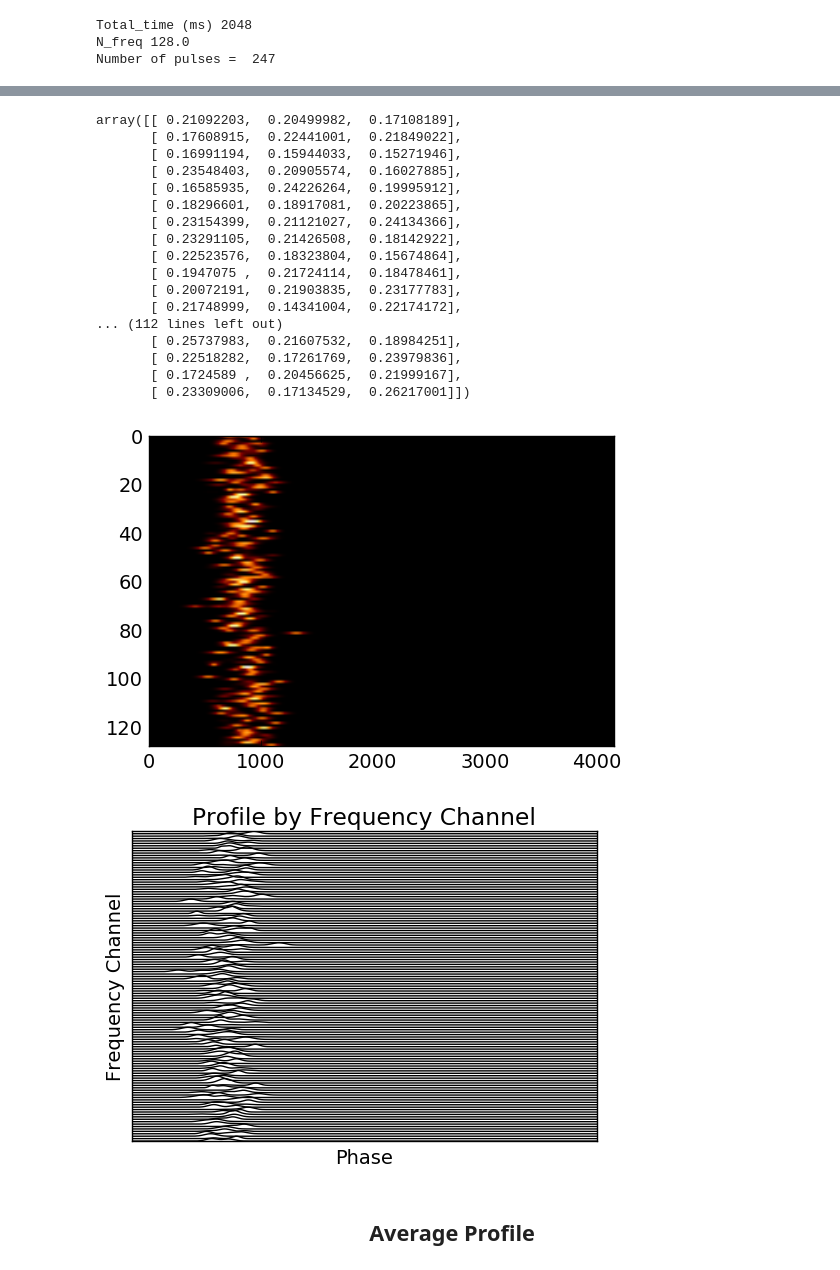
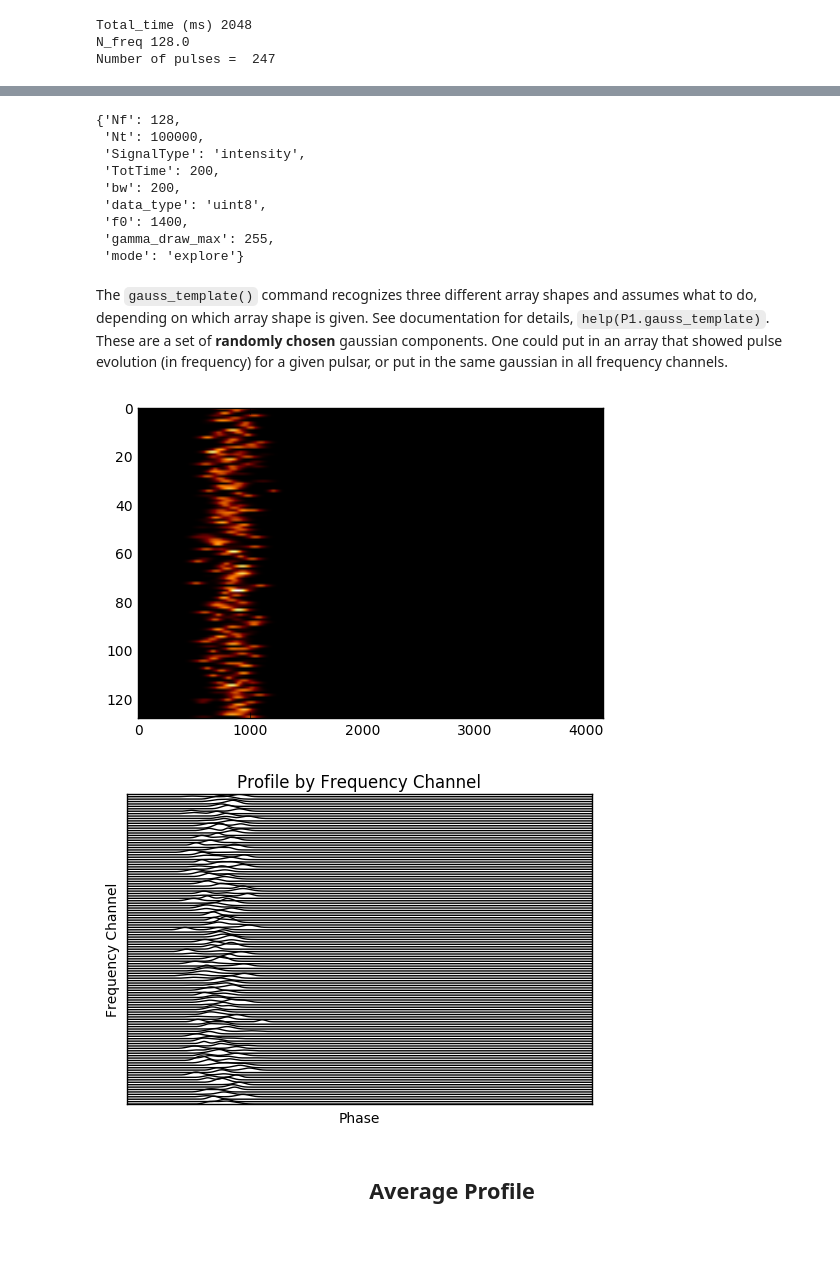
Before and after one commit to Hazboun6/PSS_Notebooks, a Jupyter notebook: IPTA2017_Talk.ipynb, the cells around one changed output, grey strips where cells are left out. Drawn from its saved outputs; the diff is of its cells as text; code cells hidden in the pictures; blank space fills up the shorter version.

```diff
--- a/IPTA2017_Talk.ipynb
+++ b/IPTA2017_Talk.ipynb
@@ -166,3 +153,15 @@ S1.MetaData.__dict__
+# %%
+S1.MetaData.__dict__ #The MetaData subclass of Signal carries all of the info about the simulation.
+# %% [output]
+{'Nf': 128,
+ 'Nt': 100000,
+ 'SignalType': 'intensity',
+ 'TotTime': 200,
+ 'bw': 200,
+ 'data_type': 'uint8',
+ 'f0': 1400,
+ 'gamma_draw_max': 255,
+ 'mode': 'explore'}
 # %%
 #Arrays that define gaussian components of average profiles
 peak = np.random.randn(S1.Nf*3)*0.03 + 0.2
@@ -171,34 +170,18 @@ amp = np.random.randn(S1.Nf*3)**2
 peak.resize(S1.Nf,3)
 width.resize(S1.Nf,3)
 amp.resize(S1.Nf,3)
-peak
+#peak # Uncomment this line to see the shape of the array
-# %% [output]
-array([[ 0.21092203,  0.20499982,  0.17108189],
-       [ 0.17608915,  0.22441001,  0.21849022],
-       [ 0.16991194,  0.15944033,  0.15271946],
-       [ 0.23548403,  0.20905574,  0.16027885],
-       [ 0.16585935,  0.24226264,  0.19995912],
-       [ 0.18296601,  0.18917081,  0.20223865],
-       [ 0.23154399,  0.21121027,  0.24134366],
-       [ 0.23291105,  0.21426508,  0.18142922],
-       [ 0.22523576,  0.18323804,  0.15674864],
-       [ 0.1947075 ,  0.21724114,  0.18478461],
-       [ 0.20072191,  0.21903835,  0.23177783],
-       [ 0.21748999,  0.14341004,  0.22174172],
-... (112 lines left out)
-       [ 0.25737983,  0.21607532,  0.18984251],
-       [ 0.22518282,  0.17261769,  0.23979836],
-       [ 0.1724589 ,  0.20456625,  0.21999167],
-       [ 0.23309006,  0.17134529,  0.26217001]])
 # %%
 P1.gauss_template(peak=peak,width=width,amp=amp)
+# %% [markdown]
+The `gauss_template()` command recognizes three different array shapes and assumes what to do, depending on which array shape is given. See documentation for details, `help(P1.gauss_template)`. These are a set of __randomly chosen__ gaussian components. One could put in an array that showed pulse evolution (in frequency) for a given pulsar, or put in the same gaussian in all frequency channels.
 # %%
 imshow(P1.profile,aspect='auto',cmap=Cmap)
 show()
-ProfilePlot(P1.profile,1,N=S1.Nf)
+joy_division_profiles(P1,1,N=S1.Nf)
 # %% [output]
-[figure, old version]
+[figure, new version]
-[figure, old version]
+[figure, new version]
 # %% [markdown]
 ## <center> Average Profile </center>
 # %%
```
Also changed, not shown: parts of 71 cells of this notebook, 13 other files.
